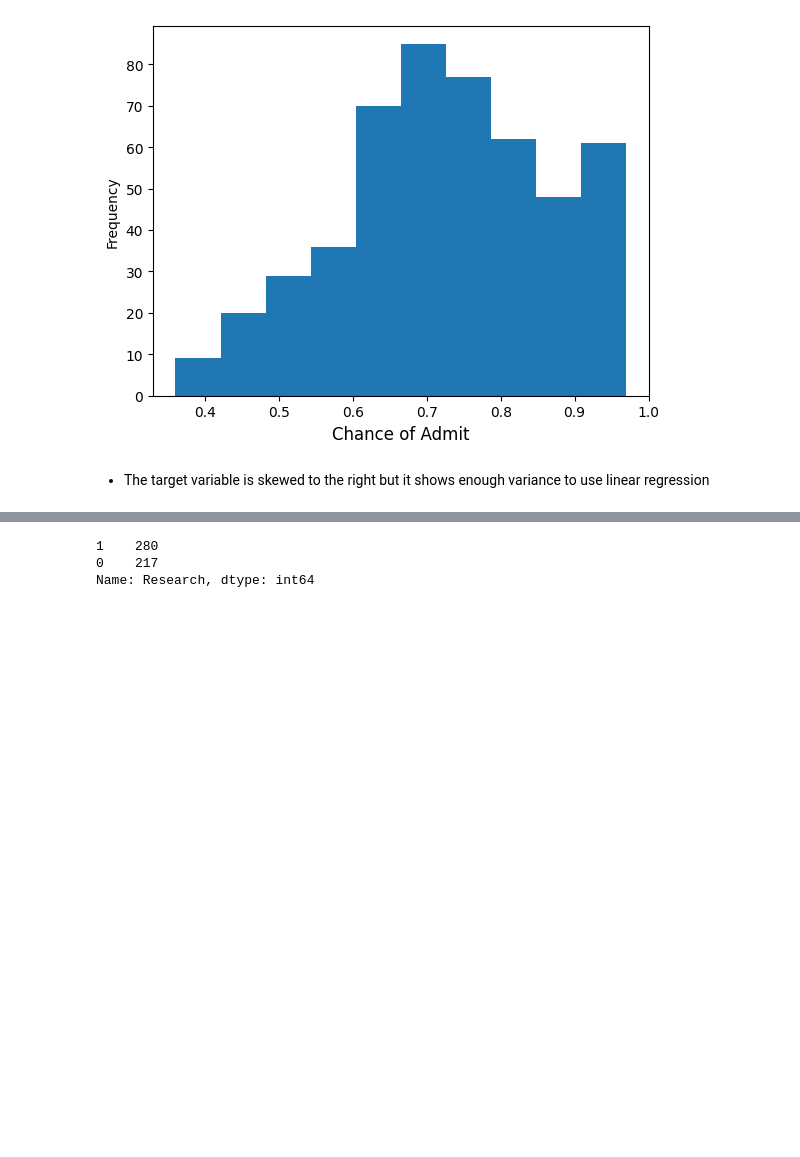
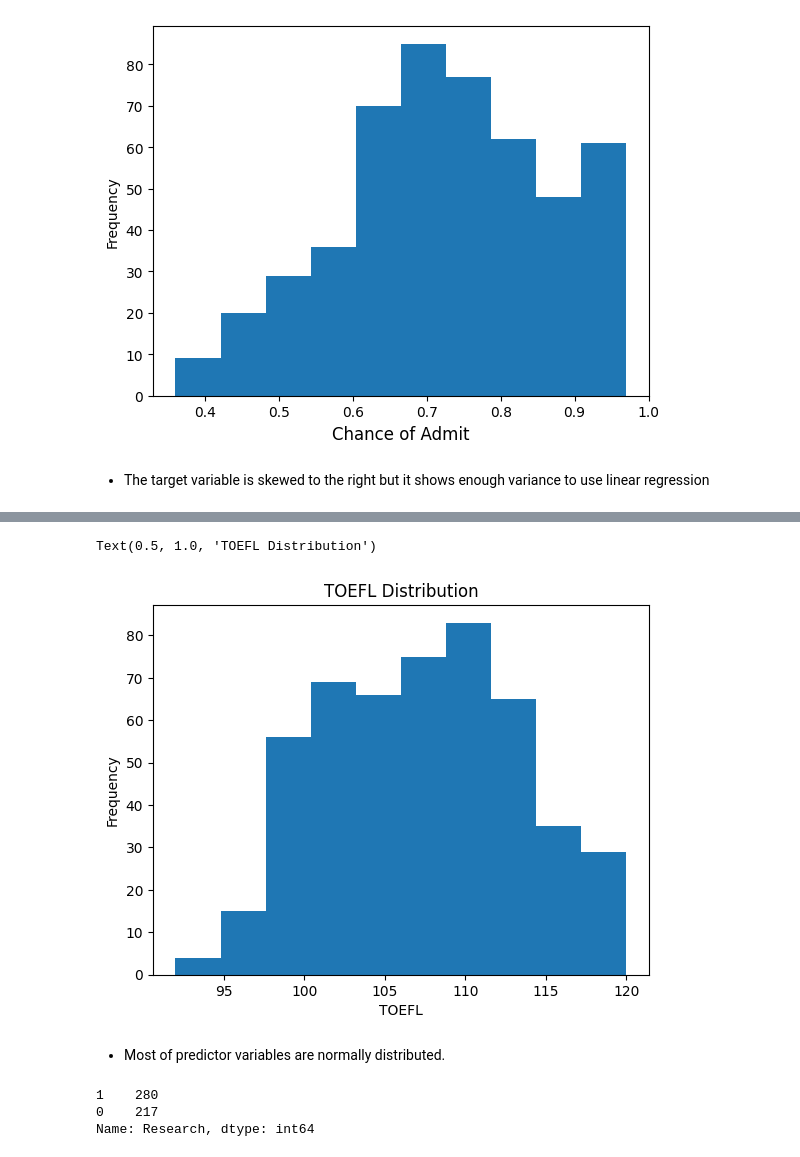
Before and after one commit to JudeTulel/GraduateAdmissionsPrediction, a Jupyter notebook: GraduateAdmissionsPrediction.ipynb, the cells around one changed output, grey strips where cells are left out. Drawn from its saved outputs; the diff is of its cells as text; code cells hidden in the pictures; blank space fills up the shorter version.

```diff
--- a/GraduateAdmissionsPrediction.ipynb
+++ b/GraduateAdmissionsPrediction.ipynb
@@ -292,3 +307,12 @@ Text(0.5, 0, 'University Rating')
+# %%
+dfAdmissionPredict['TOEFL_Score'].plot.hist()
+plt.xlabel('TOEFL')
+plt.title('TOEFL Distribution')
+# %% [output]
+Text(0.5, 1.0, 'TOEFL Distribution')
+[figure, added]
+# %% [markdown]
+- Most of predictor variables are normally distributed.
 # %%
 dfAdmissionPredict['Research'].value_counts()
 # %% [output]
```
Also changed, not shown: parts of 7 cells of this notebook.
